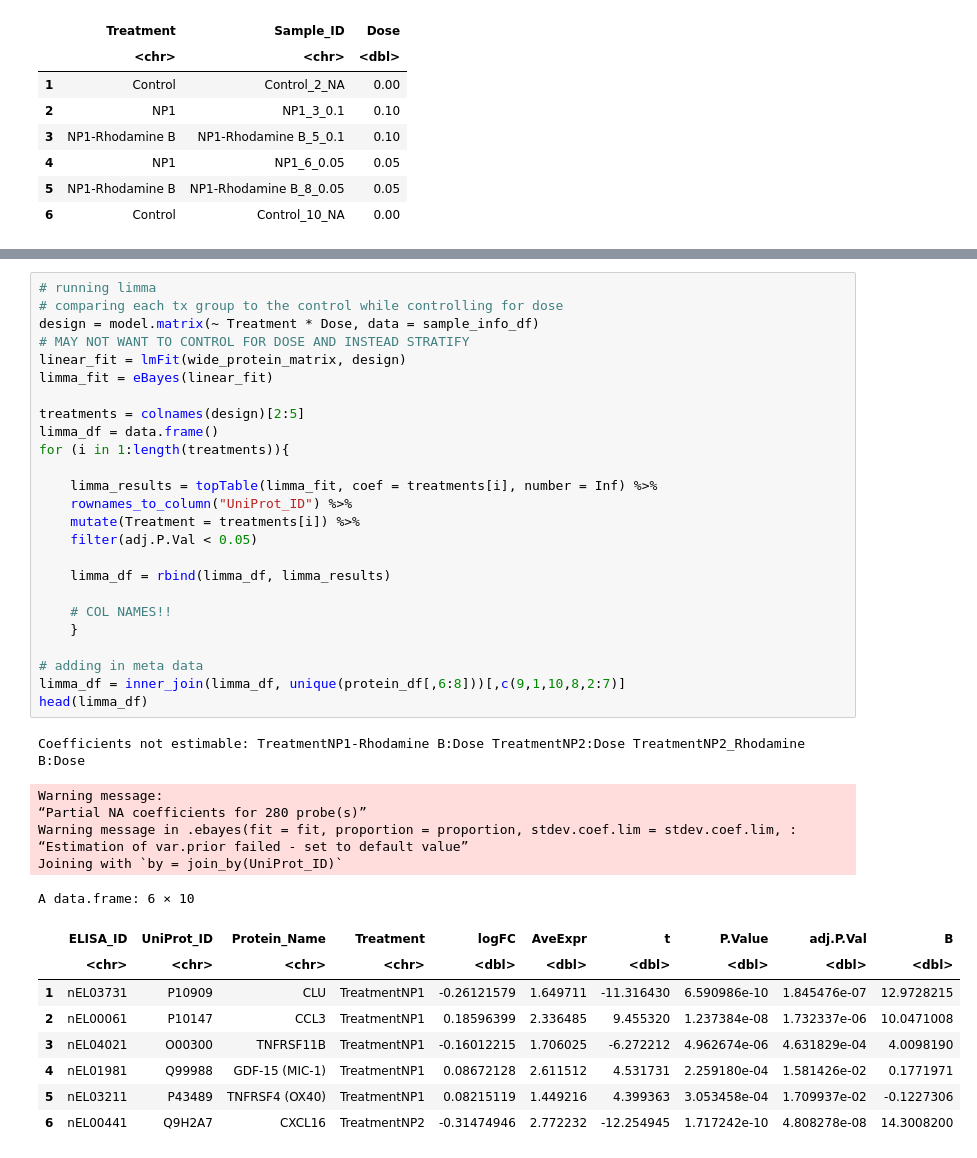
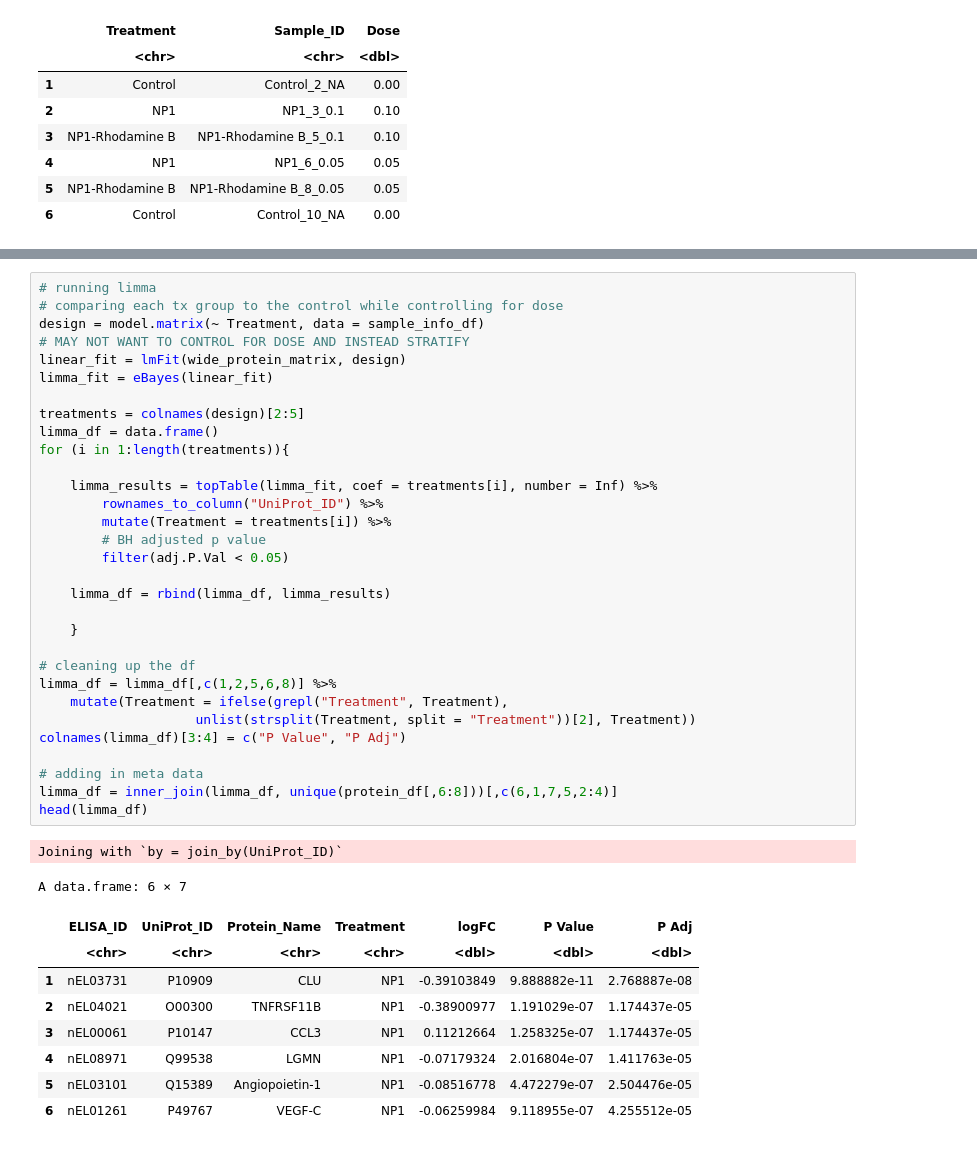
Before and after one commit to Ragerlab/2026_Ghosh_An-In-Vitro-Model-for-Human-Airway-Epithelial-Cells-Preloading-with-Polyethylene-Terephth, a Jupyter notebook: 1. Group Distribution Analysis/Group Distribution Analysis.ipynb, the cells around one changed output, grey strips where cells are left out. Saved outputs shown, nothing was run; the diff lists cells and outputs as text.

```diff
--- a/1. Group Distribution Analysis/Group Distribution Analysis.ipynb
+++ b/1. Group Distribution Analysis/Group Distribution Analysis.ipynb
@@ -102,41 +101,42 @@ colnames(design)
 # %%
 # running limma
 # comparing each tx group to the control while controlling for dose
-design = model.matrix(~ Treatment * Dose, data = sample_info_df)
+design = model.matrix(~ Treatment, data = sample_info_df)
 # MAY NOT WANT TO CONTROL FOR DOSE AND INSTEAD STRATIFY
 linear_fit = lmFit(wide_protein_matrix, design)
 limma_fit = eBayes(linear_fit)
 
 treatments = colnames(design)[2:5]
 limma_df = data.frame()
 for (i in 1:length(treatments)){
 
     limma_results = topTable(limma_fit, coef = treatments[i], number = Inf) %>%
-    rownames_to_column("UniProt_ID") %>%
-    mutate(Treatment = treatments[i]) %>%
-    filter(adj.P.Val < 0.05)
+        rownames_to_column("UniProt_ID") %>%
+        mutate(Treatment = treatments[i]) %>%
+        # BH adjusted p value
+        filter(adj.P.Val < 0.05)
 
     limma_df = rbind(limma_df, limma_results)
 
-    # COL NAMES!!
     }
 
+# cleaning up the df
+limma_df = limma_df[,c(1,2,5,6,8)] %>%
+    mutate(Treatment = ifelse(grepl("Treatment", Treatment),
+                    unlist(strsplit(Treatment, split = "Treatment"))[2], Treatment))
+colnames(limma_df)[3:4] = c("P Value", "P Adj")
+
 # adding in meta data
-limma_df = inner_join(limma_df, unique(protein_df[,6:8]))[,c(9,1,10,8,2:7)]
+limma_df = inner_join(limma_df, unique(protein_df[,6:8]))[,c(6,1,7,5,2:4)]
 head(limma_df)
 # %% [output]
-Coefficients not estimable: TreatmentNP1-Rhodamine B:Dose TreatmentNP2:Dose TreatmentNP2_Rhodamine B:Dose
+Joining with `by = join_by(UniProt_ID)`
-Warning message:
-“Partial NA coefficients for 280 probe(s)”
-Warning message in .ebayes(fit = fit, proportion = proportion, stdev.coef.lim = stdev.coef.lim, :
-“Estimation of var.prior failed - set to default value”
-Joining with `by = join_by(UniProt_ID)`
+A data.frame: 6 × 7
-A data.frame: 6 × 10
-|  | ELISA_ID | UniProt_ID | Protein_Name | Treatment | logFC | AveExpr | t | P.Value | adj.P.Val | B |
-|  | <chr> | <chr> | <chr> | <chr> | <dbl> | <dbl> | <dbl> | <dbl> | <dbl> | <dbl> |
-| 1 | nEL03731 | P10909 | CLU | TreatmentNP1 | -0.26121579 | 1.649711 | -11.316430 | 6.590986e-10 | 1.845476e-07 | 12.9728215 |
-| 2 | nEL00061 | P10147 | CCL3 | TreatmentNP1 | 0.18596399 | 2.336485 | 9.455320 | 1.237384e-08 | 1.732337e-06 | 10.0471008 |
-| 3 | nEL04021 | O00300 | TNFRSF11B | TreatmentNP1 | -0.16012215 | 1.706025 | -6.272212 | 4.962674e-06 | 4.631829e-04 | 4.0098190 |
-| 4 | nEL01981 | Q99988 | GDF-15 (MIC-1) | TreatmentNP1 | 0.08672128 | 2.611512 | 4.531731 | 2.259180e-04 | 1.581426e-02 | 0.1771971 |
-| 5 | nEL03211 | P43489 | TNFRSF4 (OX40) | TreatmentNP1 | 0.08215119 | 1.449216 | 4.399363 | 3.053458e-04 | 1.709937e-02 | -0.1227306 |
-| 6 | nEL00441 | Q9H2A7 | CXCL16 | TreatmentNP2 | -0.31474946 | 2.772232 | -12.254945 | 1.717242e-10 | 4.808278e-08 | 14.3008200 |
+|  | ELISA_ID | UniProt_ID | Protein_Name | Treatment | logFC | P Value | P Adj |
+|  | <chr> | <chr> | <chr> | <chr> | <dbl> | <dbl> | <dbl> |
+| 1 | nEL03731 | P10909 | CLU | NP1 | -0.39103849 | 9.888882e-11 | 2.768887e-08 |
+| 2 | nEL04021 | O00300 | TNFRSF11B | NP1 | -0.38900977 | 1.191029e-07 | 1.174437e-05 |
+| 3 | nEL00061 | P10147 | CCL3 | NP1 | 0.11212664 | 1.258325e-07 | 1.174437e-05 |
+| 4 | nEL08971 | Q99538 | LGMN | NP1 | -0.07179324 | 2.016804e-07 | 1.411763e-05 |
+| 5 | nEL03101 | Q15389 | Angiopoietin-1 | NP1 | -0.08516778 | 4.472279e-07 | 2.504476e-05 |
+| 6 | nEL01261 | P49767 | VEGF-C | NP1 | -0.06259984 | 9.118955e-07 | 4.255512e-05 |
```
Also changed, not shown: parts of 5 cells of this notebook.
